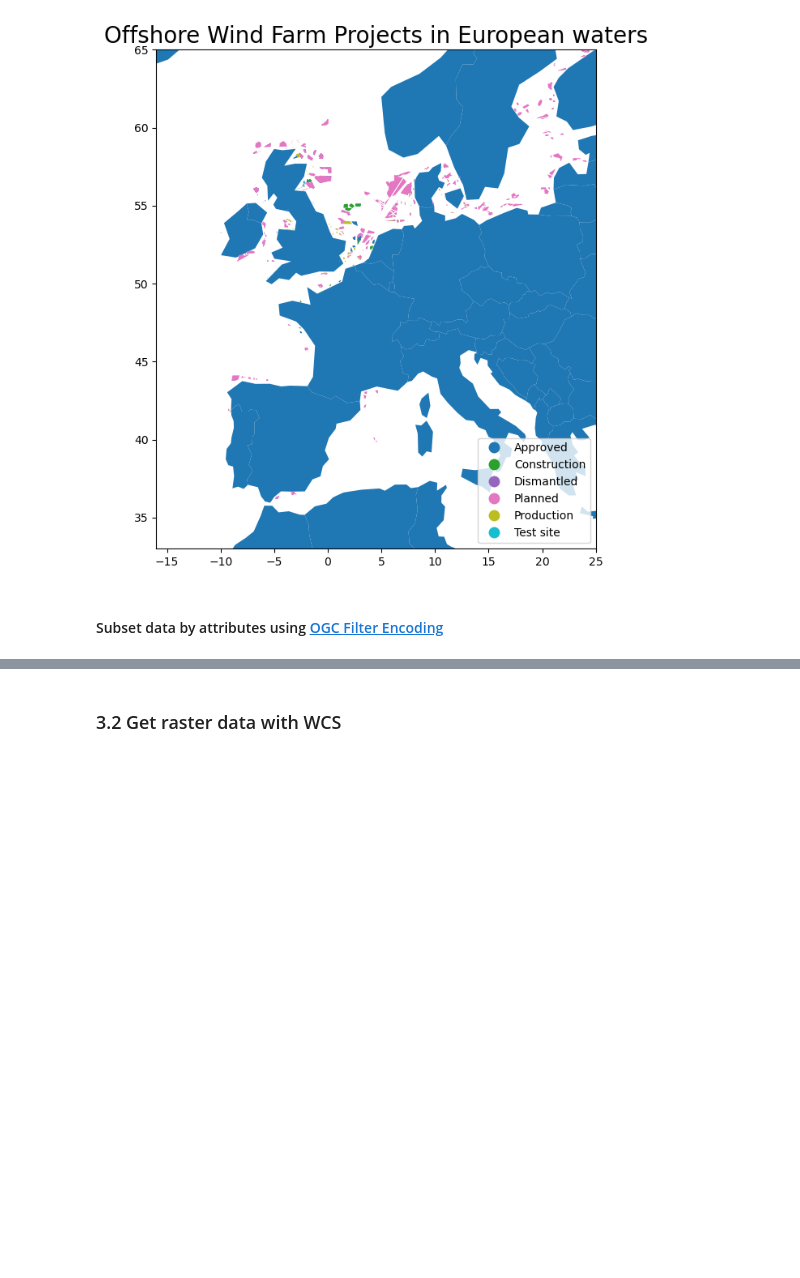
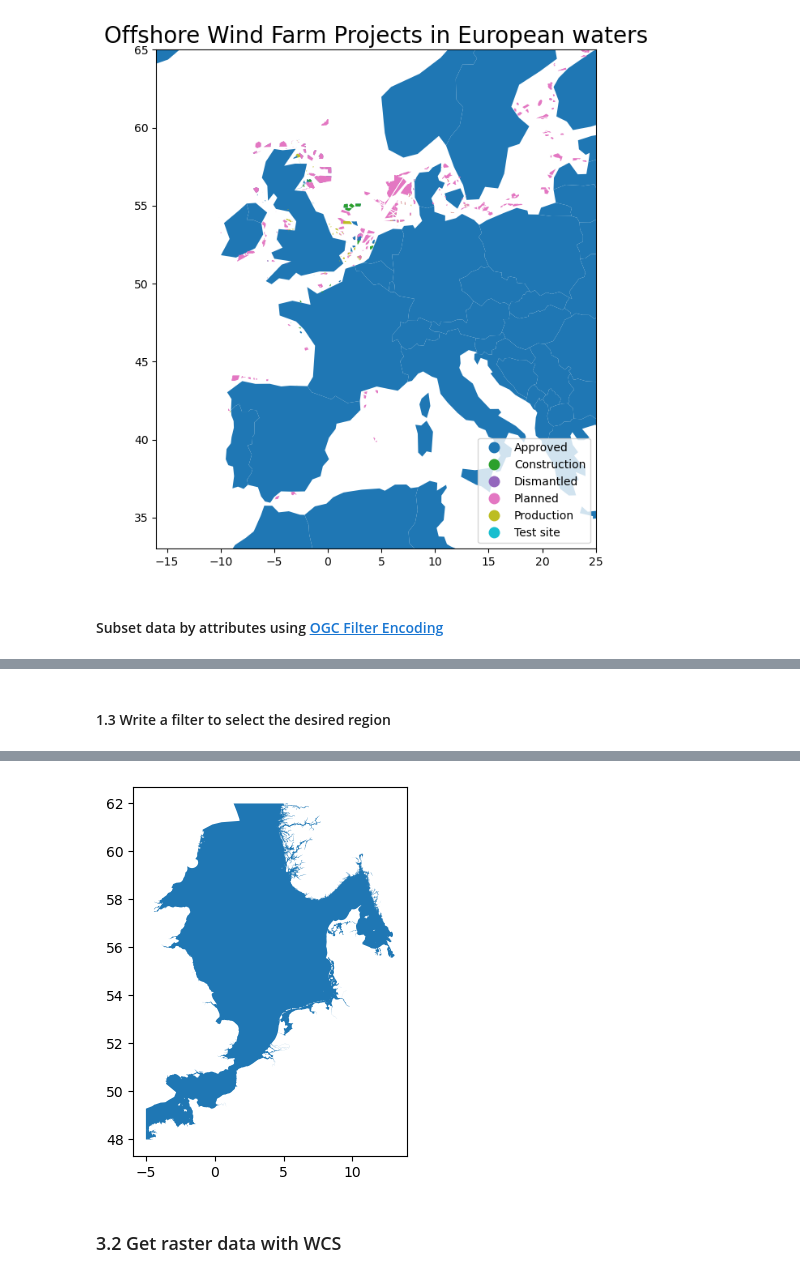
Before and after one commit to missionatlantic/GeoNode_OGC_webservices_workshop, a Jupyter notebook: 3_subset_and_download_data_with_WFS&WCS.ipynb, the cells around one changed output, grey strips where cells are left out. Cells and saved outputs as stored; diff of their text form; code cells hidden in the pictures; blank space fills up the shorter version.

```diff
--- a/3_subset_and_download_data_with_WFS&WCS.ipynb
+++ b/3_subset_and_download_data_with_WFS&WCS.ipynb
@@ -80,6 +80,8 @@ dataset = 'geonode:Wind_Farms_EMODnet'
 # %%
 print(wfs.contents[dataset].title)
 print(wfs.contents[dataset].abstract)
+bbox1 = wfs.contents[dataset].boundingBoxWGS84
+print (bbox1)
 # %% [output]
 EMODnet, Human Activities, Energy, Wind Farms
 The database on offshore wind farms in the EU was created in 2014 by CETMAR for the European Marine Observation and Data Network (EMODnet). It is the result of the aggregation and harmonization of dat ...
@@ -106,7 +109,7 @@ wfs.get_schema(dataset)
 # %%
 # Subset data with a bounding box
 response = wfs.getfeature(typename=dataset,
-                          bbox=(-16.58967836,27.73302514,24.73778662,65.47042103), #subset to the Study area ( based on bbox params)
+                          bbox=(bbox1), #subset to the Study area ( based on bbox params)
                           outputFormat='application/json')
 
 # Write it to a GeoJson file
@@ -222,0 +265,6 @@ We will download the outline of the MissionAtlantic Study Area: Vitória-Trindad
+# %%
+#Define desired regional classification, here ICES Ecoregions
+dataset2 = 'MarineRegions:ices_ecoregions'
+
+# See available methods
+[operation.name for operation in wfs2.operations]
@@ -222,0 +279,6 @@ We will download the outline of the MissionAtlantic Study Area: Vitória-Trindad
+# %%
+#Inspect ICES Ecoregions dataset
+print(wfs2.contents[dataset2].title)
+print(wfs2.contents[dataset2].abstract)
+bbox = wfs2.contents[dataset2].boundingBoxWGS84
+print (bbox)
@@ -240,0 +358,30 @@ The database on offshore wind farms in the EU was created in 2014 by CETMAR for
+# %% [markdown]
+#### 1.3 Write a filter to select the desired region
+# %%
+#Import the Filter encoding standard
+import owslib.fes as fes
+from owslib.etree import etree
+
+# Build a filter
+filter = fes.PropertyIsEqualTo(propertyname='ecoregion', literal='Greater North Sea') # Specifying the needed Ecoregion
+
+# Get an xml representation of the filter
+filterxml = etree.tostring(filter.toXML()).decode("utf-8")
+
+# Pass it to getFeature
+response = wfs2.getfeature(typename = dataset2,
+                        outputFormat='application/json',
+                        filter=filterxml)
+
+# Write it to a GeoJson file
+with open(f'data/{dataset2.replace(":","_")}_filtered.json', 'wb') as outfile:
+    outfile.write(response.read())
+response.close()
+
+# Read the GeoJson file using GeoPandas
+Study_area = gpd.read_file(f'data/{dataset2.replace(":","_")}_filtered.json')
+
+# Plot and inspect the study area dataset
+Study_area.plot()
+Study_area
+# %% [output]
@@ -241,3 +390,4 @@ The database on offshore wind farms in the EU was created in 2014 by CETMAR for
+[figure, added]
 # %% [markdown]
 ### 3.2 Get raster data with WCS
 # %% [markdown]
```
Also changed, not shown: parts of 28 cells of this notebook, 17 other files.
